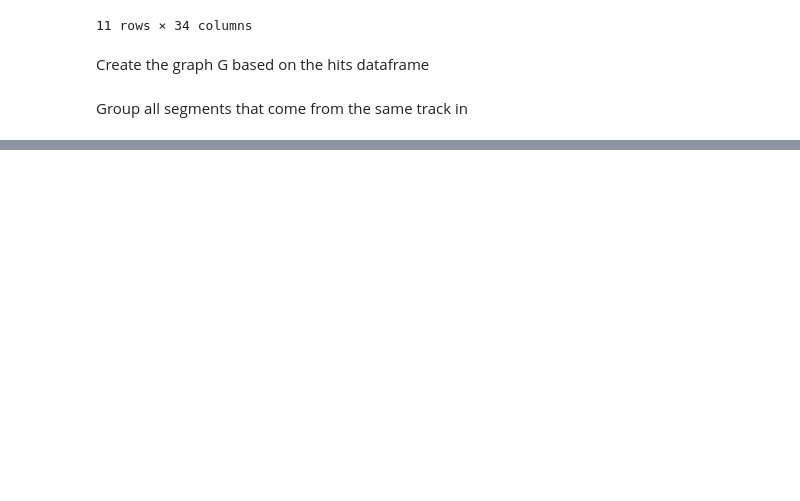
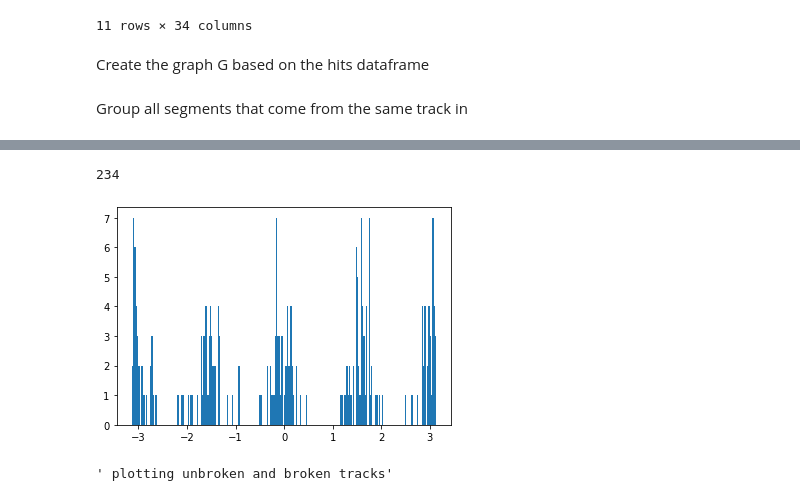
Before and after one commit to cliulinnaeus/heptrkx-gnn-tracking, a Jupyter notebook: code/plot_tracks.ipynb, the cells around one changed output, grey strips where cells are left out. Saved outputs shown, nothing was run; the diff lists cells and outputs as text; code cells hidden in the pictures; blank space fills up the shorter version.

```diff
--- a/code/plot_tracks.ipynb
+++ b/code/plot_tracks.ipynb
@@ -389,0 +486,13 @@ The difference between the above two numbers must be equal to the number of edge
+# %%
+# phi distribution of broken tracks only
+
+print(counter)
+plt.hist(Phi, counter)
+plt.show()
+# %% [output]
+234
+[figure, added]
+# %%
+""" plotting unbroken and broken tracks"""
+# %% [output]
+' plotting unbroken and broken tracks'
```
Also changed, not shown: parts of 25 cells of this notebook, 1 other file.
